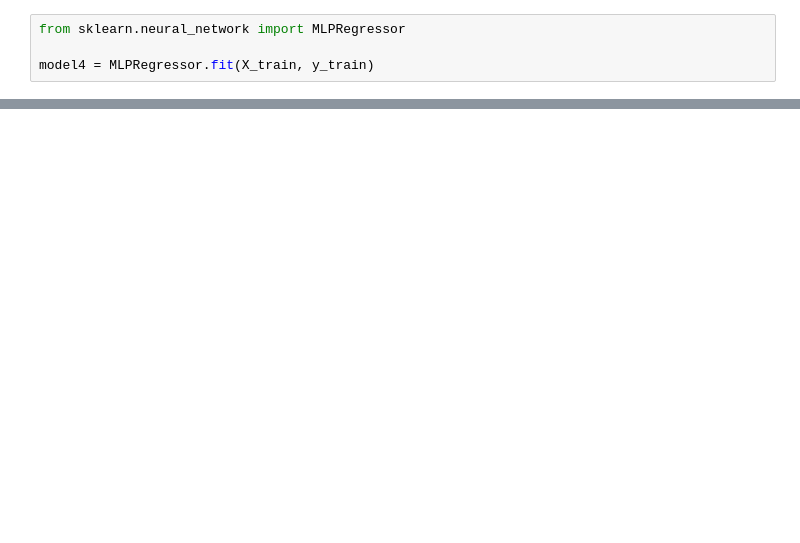
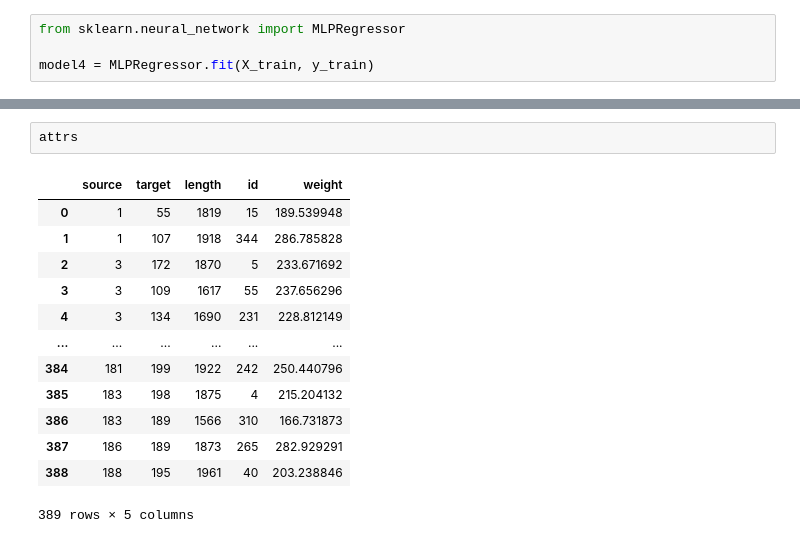
Before and after one commit to sahandp2012p/icds-project, a Jupyter notebook: Untitled.ipynb, the cells around one changed output, grey strips where cells are left out. Drawn from its saved outputs; the diff is of its cells as text; blank space fills up the shorter version.

```diff
--- a/Untitled.ipynb
+++ b/Untitled.ipynb
@@ -333,0 +380,16 @@ print(model4.score(X_train, y_train), model4.score(X_test, y_test))
+# %%
+attrs
+# %% [output]
+|  | source | target | length | id | weight |
+| 0 | 1 | 55 | 1819 | 15 | 189.539948 |
+| 1 | 1 | 107 | 1918 | 344 | 286.785828 |
+| 2 | 3 | 172 | 1870 | 5 | 233.671692 |
+| 3 | 3 | 109 | 1617 | 55 | 237.656296 |
+| 4 | 3 | 134 | 1690 | 231 | 228.812149 |
+| ... | ... | ... | ... | ... | ... |
+| 384 | 181 | 199 | 1922 | 242 | 250.440796 |
+| 385 | 183 | 198 | 1875 | 4 | 215.204132 |
+| 386 | 183 | 189 | 1566 | 310 | 166.731873 |
+| 387 | 186 | 189 | 1873 | 265 | 282.929291 |
+| 388 | 188 | 195 | 1961 | 40 | 203.238846 |
+389 rows × 5 columns
```
Also changed, not shown: parts of 7 cells of this notebook.
